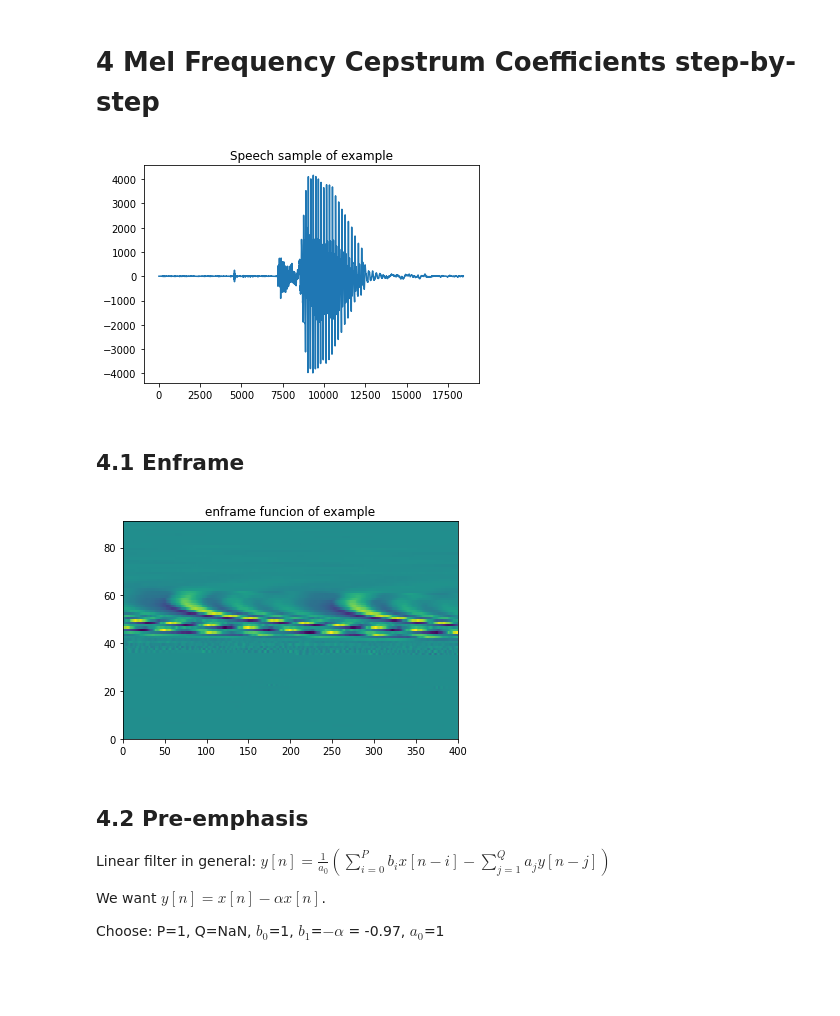
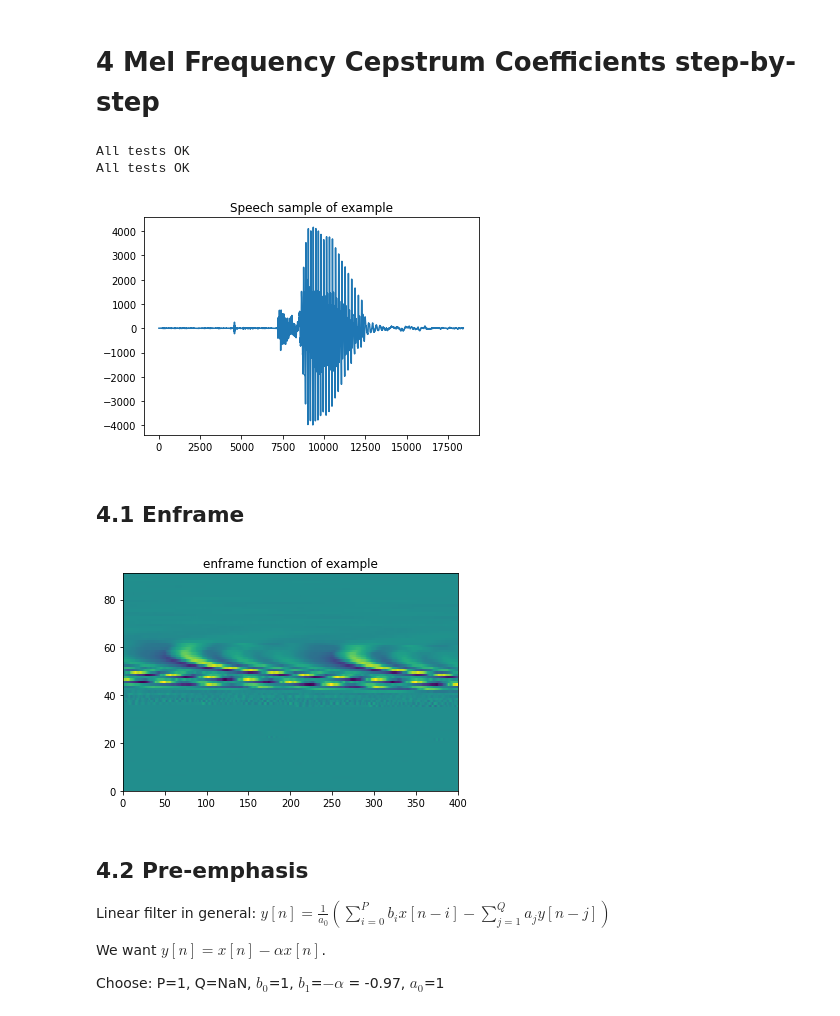
Before and after one commit to kurreman/DT2119_Speech, a Jupyter notebook: KORAY_Lab1.ipynb, the cells around one changed output. Saved outputs shown, nothing was run; the diff lists cells and outputs as text; code cells hidden in the pictures; blank space fills up the shorter version.

```diff
--- a/KORAY_Lab1.ipynb
+++ b/KORAY_Lab1.ipynb
@@ -5,7 +5,9 @@
 import lab1_proto as proto
 import numpy as np
 import matplotlib.pyplot as plt
+from test import tests
 
+tests()
 example = np.load('lab1_example.npz', allow_pickle=True)['example'].item()
 data = np.load('lab1_data.npz', allow_pickle=True)['data']
 
@@ -14,19 +16,22 @@ plt.plot(range(1,len(example["samples"])+1),example["samples"])
 plt.title("Speech sample of example")
 plt.show()
 # %% [output]
+All tests OK
+All tests OK
 [figure]
 # %% [markdown]
 ## 4.1 Enframe
 # %%
 fsampling = 20E3 #Hz
 winlen = int(20E-3*fsampling)
 winshift = int(10E-3*fsampling)
-enframe = proto.enframe(example["samples"],winlen,winshift)
-plt.pcolormesh(enframe)
-plt.title("enframe funcion of example")
+examplesignal = example["samples"]
+examplesignal = proto.enframe(examplesignal,winlen,winshift)
+plt.pcolormesh(examplesignal)
+plt.title("enframe function of example")
 plt.show()
 # %% [output]
-[figure, old version]
+[figure, new version]
 # %% [markdown]
 ## 4.2 Pre-emphasis
 Linear filter in general: $y[n] = \frac{1}{a_0}(\sum_{i=0}^Pb_ix[n-i] - \sum_{j=1}^Q a_jy[n-j])$
```
Also changed, not shown: parts of 5 cells of this notebook, 2 other files.
